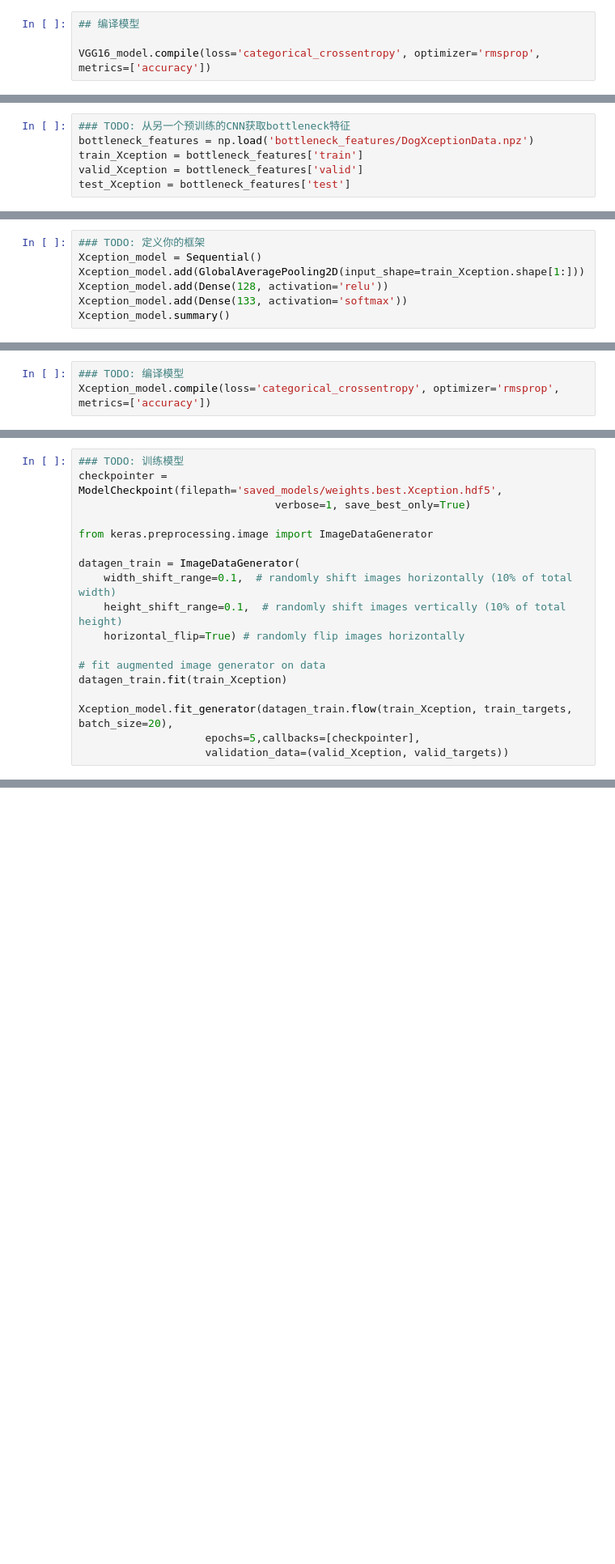
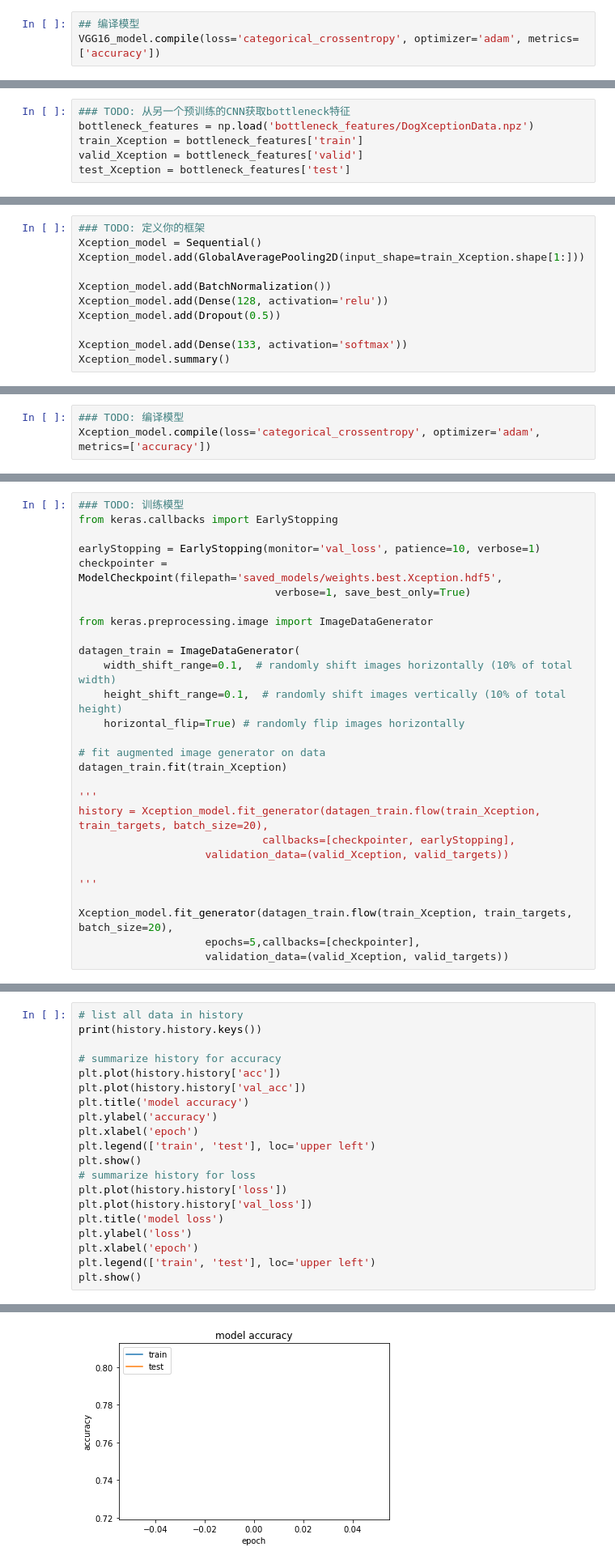
Before and after one commit to htaiwan/Udacity-Project, a Jupyter notebook: 3. dog-project/dog_app.ipynb, the cells around one changed output, grey strips where cells are left out. Shown: that part at 81% size. Saved outputs shown, nothing was run; the diff lists cells and outputs as text; blank space fills up the shorter version.

```diff
--- a/3. dog-project/dog_app.ipynb
+++ b/3. dog-project/dog_app.ipynb
@@ -565,8 +551,7 @@ Non-trainable params: 0
 _________________________________________________________________
 # %%
 ## 编译模型
-
-VGG16_model.compile(loss='categorical_crossentropy', optimizer='rmsprop', metrics=['accuracy'])
+VGG16_model.compile(loss='categorical_crossentropy', optimizer='adam', metrics=['accuracy'])
 # %%
 ## 训练模型
 
@@ -697,7 +682,11 @@ __回答:__
 ### TODO: 定义你的框架
 Xception_model = Sequential()
 Xception_model.add(GlobalAveragePooling2D(input_shape=train_Xception.shape[1:]))
+
+Xception_model.add(BatchNormalization())
 Xception_model.add(Dense(128, activation='relu'))
+Xception_model.add(Dropout(0.5))
+
 Xception_model.add(Dense(133, activation='softmax'))
 Xception_model.summary()
 # %% [output]
@@ -717,6 +717,6 @@ _________________________________________________________________
 # %%
 ### TODO: 编译模型
-Xception_model.compile(loss='categorical_crossentropy', optimizer='rmsprop', metrics=['accuracy'])
+Xception_model.compile(loss='categorical_crossentropy', optimizer='adam', metrics=['accuracy'])
 # %% [markdown]
 ---
 
@@ -732,5 +740,8 @@ Xception_model.compile(loss='categorical_crossentropy', optimizer='rmsprop', met
 # %%
 ### TODO: 训练模型
+from keras.callbacks import EarlyStopping
+
+earlyStopping = EarlyStopping(monitor='val_loss', patience=10, verbose=1)
 checkpointer = ModelCheckpoint(filepath='saved_models/weights.best.Xception.hdf5',
                                verbose=1, save_best_only=True)
 
@@ -744,6 +755,13 @@ datagen_train = ImageDataGenerator(
 # fit augmented image generator on data
 datagen_train.fit(train_Xception)
 
+'''
+history = Xception_model.fit_generator(datagen_train.flow(train_Xception, train_targets, batch_size=20),
+                             callbacks=[checkpointer, earlyStopping],
+                    validation_data=(valid_Xception, valid_targets))
+
+'''
+
 Xception_model.fit_generator(datagen_train.flow(train_Xception, train_targets, batch_size=20),
                     epochs=5,callbacks=[checkpointer],
                     validation_data=(valid_Xception, valid_targets))
@@ -771 +789,22 @@ Epoch 00005: val_loss did not improve from 0.57678
 <keras.callbacks.History at 0x...>
+# %%
+# list all data in history
+print(history.history.keys())
+
+# summarize history for accuracy
+plt.plot(history.history['acc'])
+plt.plot(history.history['val_acc'])
+plt.title('model accuracy')
+plt.ylabel('accuracy')
+plt.xlabel('epoch')
+plt.legend(['train', 'test'], loc='upper left')
+plt.show()
+# summarize history for loss
+plt.plot(history.history['loss'])
+plt.plot(history.history['val_loss'])
+plt.title('model loss')
+plt.ylabel('loss')
+plt.xlabel('epoch')
+plt.legend(['train', 'test'], loc='upper left')
+plt.show()
+# %% [output]
@@ -771,0 +812 @@ Epoch 00005: val_loss did not improve from 0.57678
+[figure, added]
```
Also changed, not shown: parts of 24 cells of this notebook.
